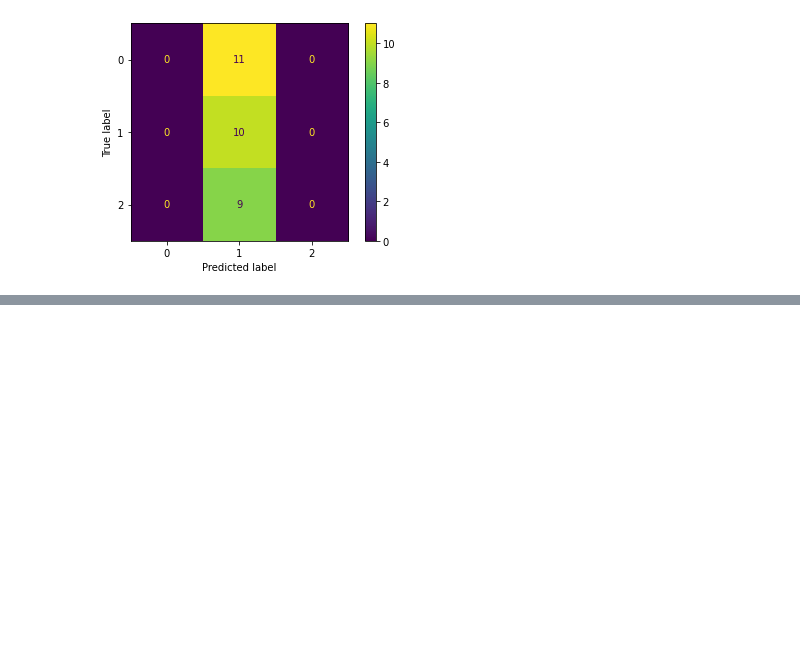
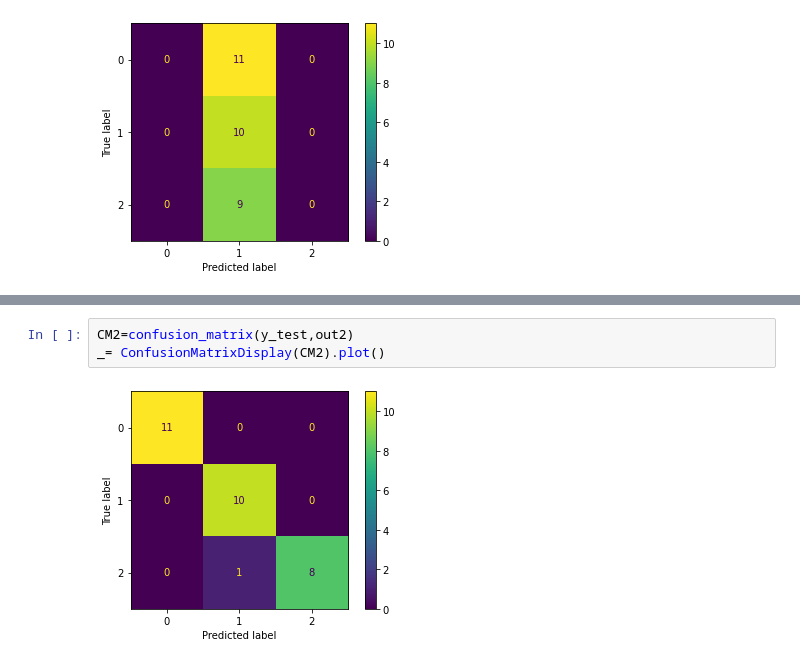
Before and after one commit to kolekeita/Travaux-pratiques-en-Machine-Learning, a Jupyter notebook: Iris_Fleur/Untitled.ipynb, the cells around one changed output, grey strips where cells are left out. Saved outputs shown, nothing was run; the diff lists cells and outputs as text; blank space fills up the shorter version.

```diff
--- a/Iris_Fleur/Untitled.ipynb
+++ b/Iris_Fleur/Untitled.ipynb
@@ -821,0 +856,5 @@ cm_display = ConfusionMatrixDisplay(cm2).plot()
+# %%
+CM2=confusion_matrix(y_test,out2)
+_= ConfusionMatrixDisplay(CM2).plot()
+# %% [output]
+[figure, added]
```
Also changed, not shown: parts of 18 cells of this notebook, 1 other file.
